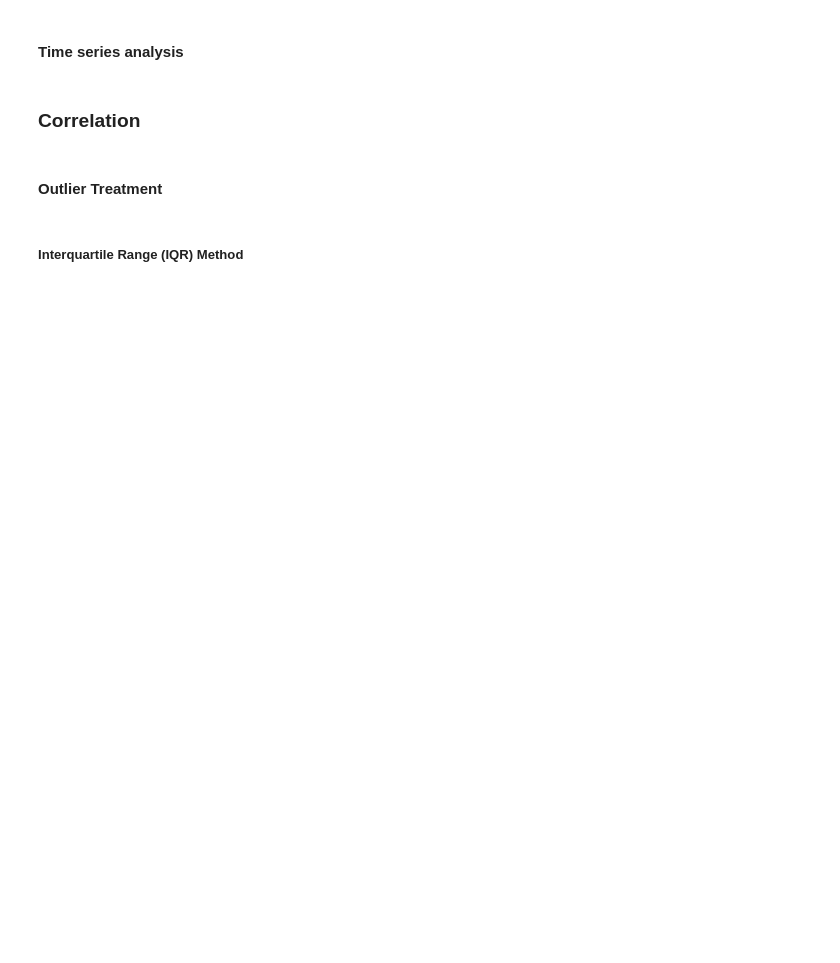
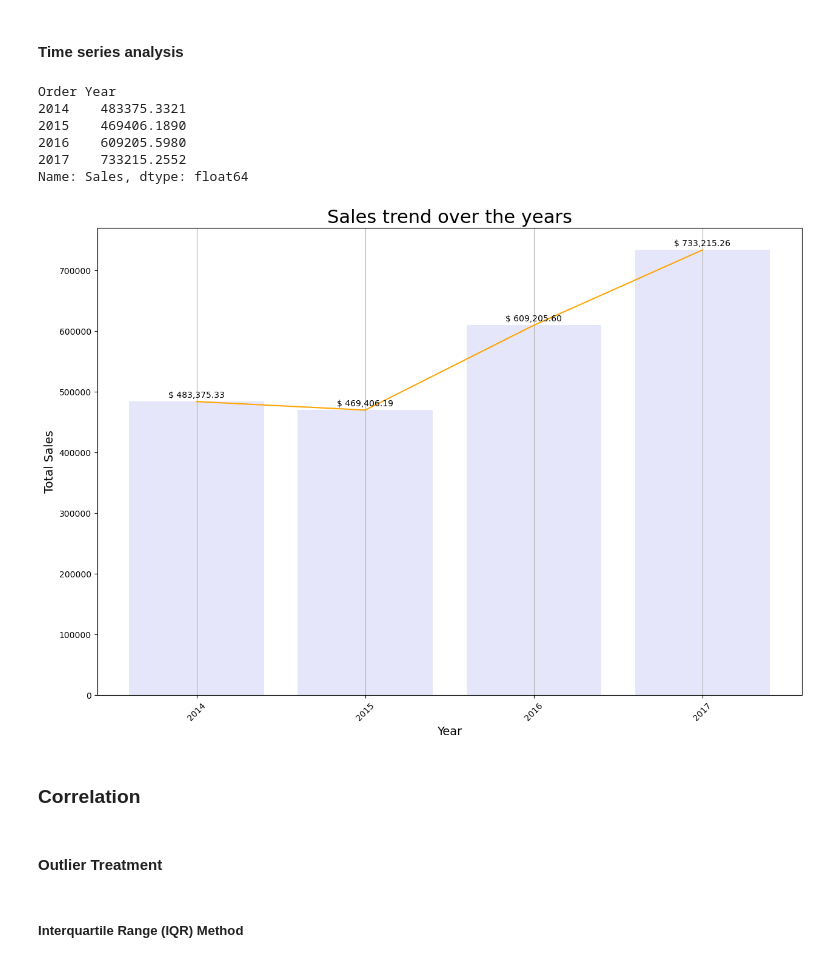
Before and after one commit to nareshwar/uhull-module-1, a Jupyter notebook: assignment_notebook/assignment_final.ipynb, the cells around one changed output. Cells and saved outputs as stored; diff of their text form; code cells hidden in the pictures; blank space fills up the shorter version.

```diff
--- a/assignment_notebook/assignment_final.ipynb
+++ b/assignment_notebook/assignment_final.ipynb
@@ -698,5 +921,65 @@ plt.show()
 # %% [markdown]
 #### Time series analysis
+# %%
+global_super_store_df['Order Year'] = pd.DatetimeIndex(global_super_store_df['Order Date']).year
+global_super_store_df['Ship Year'] = pd.DatetimeIndex(global_super_store_df['Ship Date']).year
+
+global_super_store_df['Order Year'] = global_super_store_df['Order Year'].fillna(0)
+global_super_store_df['Ship Year'] = global_super_store_df['Ship Year'].fillna(0)
+
+global_super_store_df['Order Year'] = global_super_store_df['Order Year'].astype(int)
+global_super_store_df['Ship Year'] = global_super_store_df['Ship Year'].astype(int)
+# %%
+# sales trend
+sales_trend = global_super_store_df[global_super_store_df['Order Year'] > 0]
+sales_trend = sales_trend.groupby('Order Year')['Sales'].sum()
+
+print(sales_trend)
+
+fig, ax = plt.subplots(figsize=(15,10))
+
+# Plot the bar plot
+bars = ax.bar(x=sales_trend.index, height=sales_trend.values, color='lavender')
+
+# Annotate each bar with its value
+for bar in bars:
+    height = bar.get_height()
+    ax.annotate('$ {:,.2f}'.format(height),
+                xy=(bar.get_x() + bar.get_width() / 2, height),
+                xytext=(0, 3),  # 3 points vertical offset
+                textcoords="offset points",
+                ha='center', va='bottom')
+
+# Plot the line plot
+ax.plot(sales_trend.index, sales_trend.values, color='orange')
+
+# Turn off scientific notation for y-axis
+ax.yaxis.get_major_formatter().set_scientific(False)
+
+# Set title and labels
+plt.title('Sales trend over the years', fontsize=22)
+plt.ylabel('Total Sales', fontsize=14)
+plt.xlabel('Year', fontsize=14)
+
+# Convert 'Order Year' column to a list of integers
+years = [2014, 2015, 2016, 2017]
+
+# Set x-ticks to only include specific years
+plt.xticks(years, rotation=45)
+
+# Add gridlines
+plt.grid(axis='x')
+
+# Show the plot
+plt.show()
+# %% [output]
+Order Year
+2014    483375.3321
+2015    469406.1890
+2016    609205.5980
+2017    733215.2552
+Name: Sales, dtype: float64
+[figure, added]
 # %% [markdown]
 ### Correlation
 # %%
```
Also changed, not shown: parts of 33 cells of this notebook.
